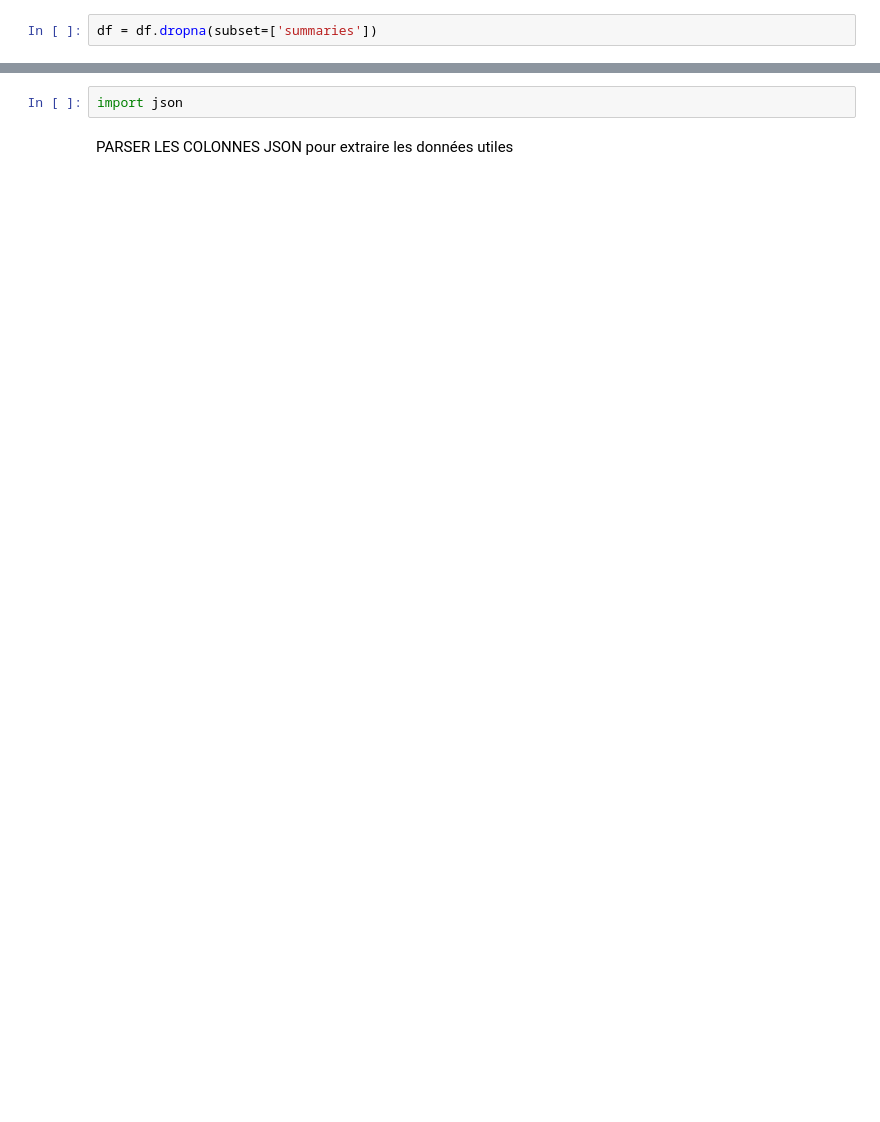
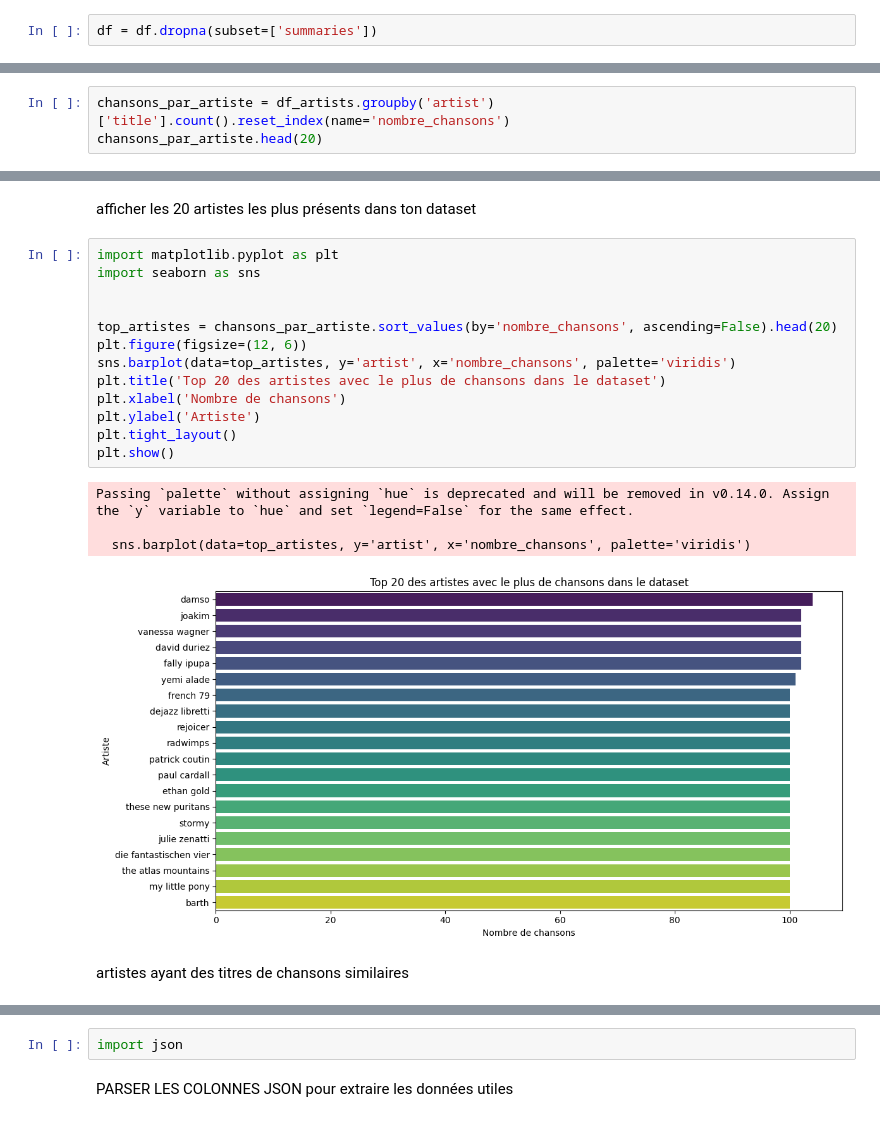
Before and after one commit to Mal-Lem/test_technique, a Jupyter notebook: explore_data.ipynb, the cells around one changed output, grey strips where cells are left out. Cells and saved outputs as stored; diff of their text form; blank space fills up the shorter version.

Commit message:
analyse et visualisations des résultats

```diff
--- a/explore_data.ipynb
+++ b/explore_data.ipynb
@@ -115,0 +172,3 @@ df.loc[:, 'year'] = df['release_date'].dt.year
+# %%
+chansons_par_artiste = df_artists.groupby('artist')['title'].count().reset_index(name='nombre_chansons')
+chansons_par_artiste.head(20)
@@ -115,0 +193,22 @@ df.loc[:, 'year'] = df['release_date'].dt.year
+# %% [markdown]
+afficher les 20 artistes les plus présents dans ton dataset
+# %%
+import matplotlib.pyplot as plt
+import seaborn as sns
+
+
+top_artistes = chansons_par_artiste.sort_values(by='nombre_chansons', ascending=False).head(20)
+plt.figure(figsize=(12, 6))
+sns.barplot(data=top_artistes, y='artist', x='nombre_chansons', palette='viridis')
+plt.title('Top 20 des artistes avec le plus de chansons dans le dataset')
+plt.xlabel('Nombre de chansons')
+plt.ylabel('Artiste')
+plt.tight_layout()
+plt.show()
+# %% [output]
+Passing `palette` without assigning `hue` is deprecated and will be removed in v0.14.0. Assign the `y` variable to `hue` and set `legend=False` for the same effect.
+
+  sns.barplot(data=top_artistes, y='artist', x='nombre_chansons', palette='viridis')
+[figure, added]
+# %% [markdown]
+artistes ayant des titres de chansons similaires
```
Also changed, not shown: parts of 61 cells of this notebook.
